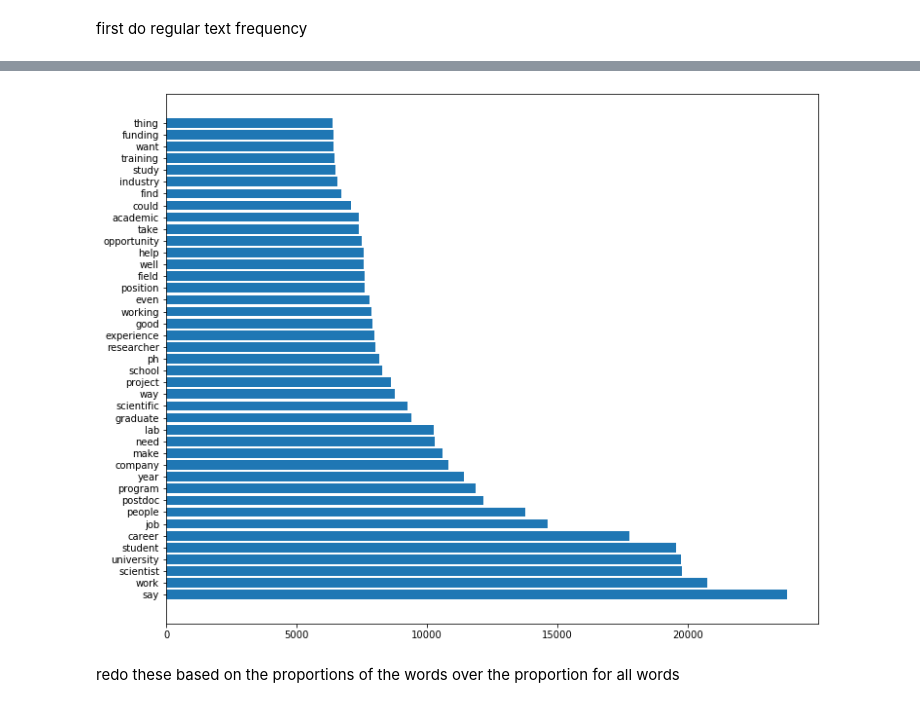
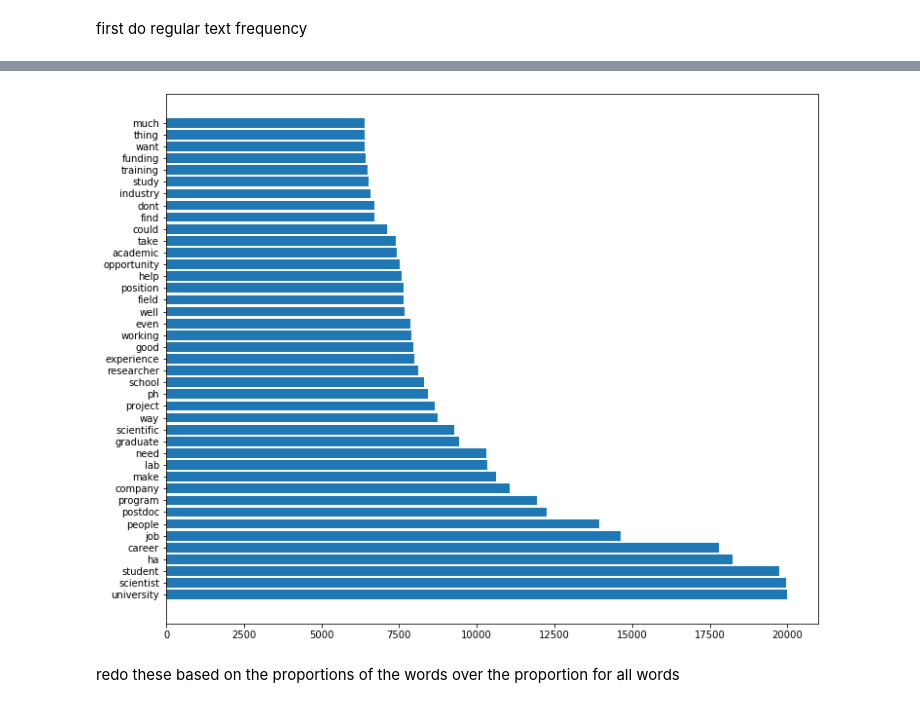
Before and after one commit to crboothb/sciencemag-careers-analysis, a Jupyter notebook: scripts/frequency.ipynb, the cells around one changed output, grey strips where cells are left out. Drawn from its saved outputs; the diff is of its cells as text; code cells hidden in the pictures.

```diff
--- a/scripts/frequency.ipynb
+++ b/scripts/frequency.ipynb
@@ -157,18 +159,18 @@ def lemmatize_word(word):
 # %%
-extra_stops = ["also","new","time","many","would","get","may","like","first","u"]
-word_dict = {}
+# extra_stops = ["also","new","time","many","would","get","may","like","first","u"]
+# word_dict = {}
 
-for i in range(len(full_df)):
-    text = full_df.iloc[i]["text_stopped"]
-    # print(text)
-    text = add_to_freq_dict(text, word_dict, lemm=True)
-    # print(text)
+# for i in range(len(full_df)):
+#     text = full_df.iloc[i]["text_stopped"]
+#     # print(text)
+#     text = add_to_freq_dict(text, word_dict, lemm=True)
+#     # print(text)
 
-# print([(key, word_dict[key]) for key in word_dict][:10])
+# # print([(key, word_dict[key]) for key in word_dict][:10])
 # %%
 # Create a list of tuples sorted by index 1 i.e. value field
-def dict_to_top(word_dict, n):
-    listofTuples = sorted(word_dict.items() ,reverse=True,  key=lambda x: x[1])
+def dict_to_top(w_dict, n, reverse=True):
+    listofTuples = sorted(w_dict.items() ,reverse=reverse,  key=lambda x: x[1])
     top = {"word":[], "freq":[]}
     rank_dict = {}
     count=0
@@ -183,5 +185,5 @@ def dict_to_top(word_dict, n):
         count+=1
 
     return(top)
-top = dict_to_top(word_dict, 40)
+# top = dict_to_top(word_dict, 40)
 # %%
@@ -205,7 +204,7 @@ def freq_workflow(df, n_facets, extras, lemm=False):
     for i in range(n_facets):
         start = i*interval+1996
         end = start+interval
-        facets[start] = df[(df.year<=start) | (df.year <end)]
+        facets[start] = df[(df.year<=start) & (df.year <end)]
 
     for key in facets:
 
@@ -215,18 +214,24 @@ def freq_workflow(df, n_facets, extras, lemm=False):
         text_clean = []
 
         for text in text_list:
+            text = clh.only_letters_clean(text)
+            # print(text)
+            if lemm==True:
+                text = lemmatize_text(text)
             text = clh.remove_stopword(text, stops_dict, extras=extra_stops)
-            text = add_to_freq_dict(text, word_dict, lemm=lemm)
+            word_dict = add_to_freq_dict(text, word_dict) #, lemm=lemm
 
         top = dict_to_top(word_dict, 40)
+        # print(top)
+        # print(top["word"])
         plt.figure(figsize=(12, 10))
         plt.barh(top["word"],top["freq"])
 # %%
-extra_stops = ["also","new","time","many","would","get","may","like","first","u","science","research","say","one","year","say",""]
+extra_stops = ["also","new","time","many","would","get","may","like","first","u","science","research","say","one","year","","says","work","wa", "ha"]
 
 freq_workflow(df=full_df, n_facets=1,extras=extra_stops, lemm=True)
 # %% [output]
-[figure, old version]
+[figure, new version]
 # %% [markdown]
 redo these based on the proportions of the words over the proportion for all words
 # %%
```
Also changed, not shown: parts of 14 cells of this notebook.
